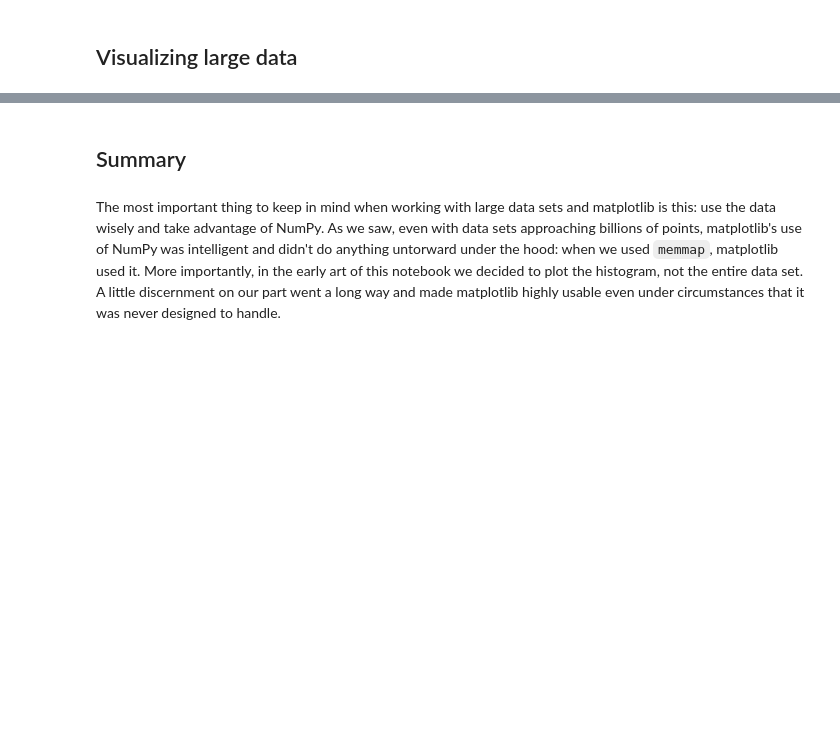
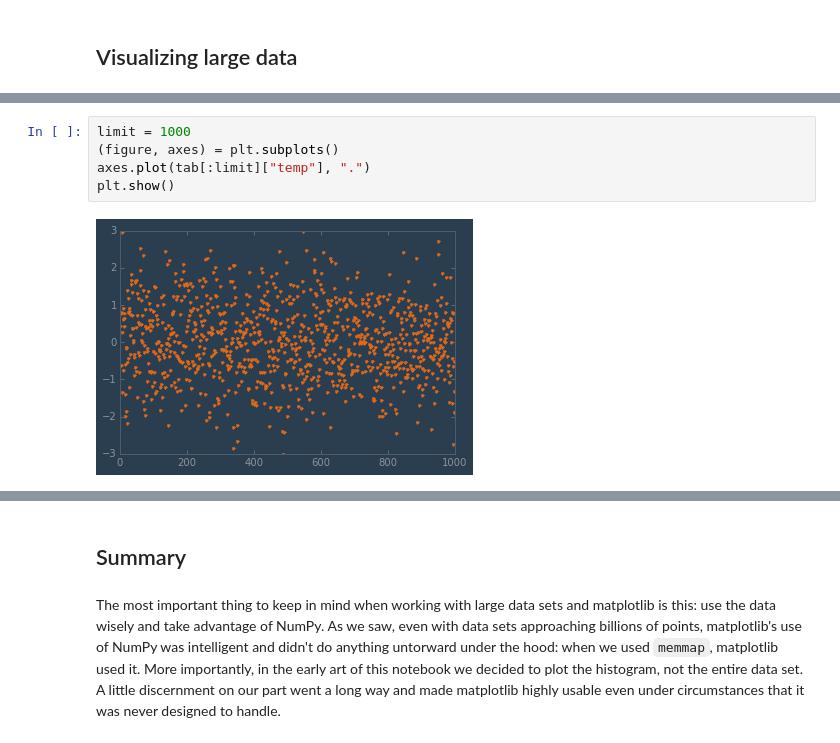
Before and after one commit to masteringmatplotlib/big-data, a Jupyter notebook: notebooks/mmpl-big-data.ipynb, the cells around one changed output, grey strips where cells are left out. Saved outputs shown, nothing was run; the diff lists cells and outputs as text; blank space fills up the shorter version.

```diff
--- a/notebooks/mmpl-big-data.ipynb
+++ b/notebooks/mmpl-big-data.ipynb
@@ -808,0 +825,7 @@ TBD
+# %%
+limit = 1000
+(figure, axes) = plt.subplots()
+axes.plot(tab[:limit]["temp"], ".")
+plt.show()
+# %% [output]
+[figure, added]
```
Also changed, not shown: parts of 20 cells of this notebook.
